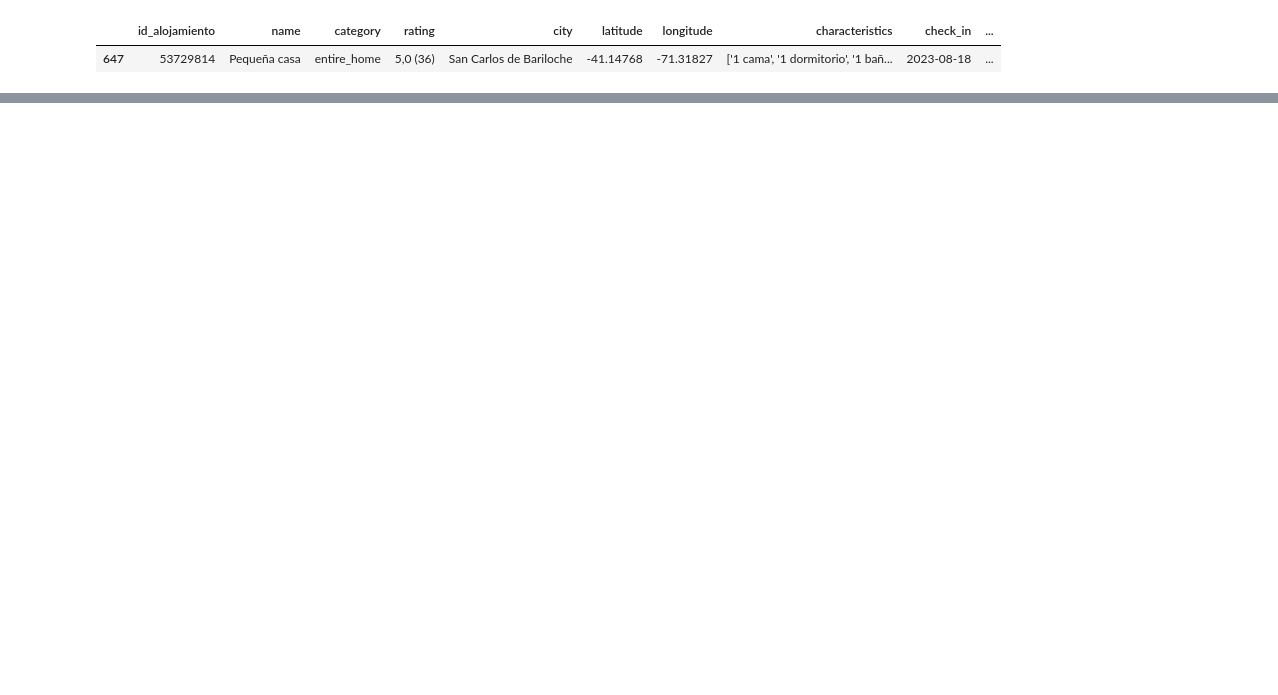
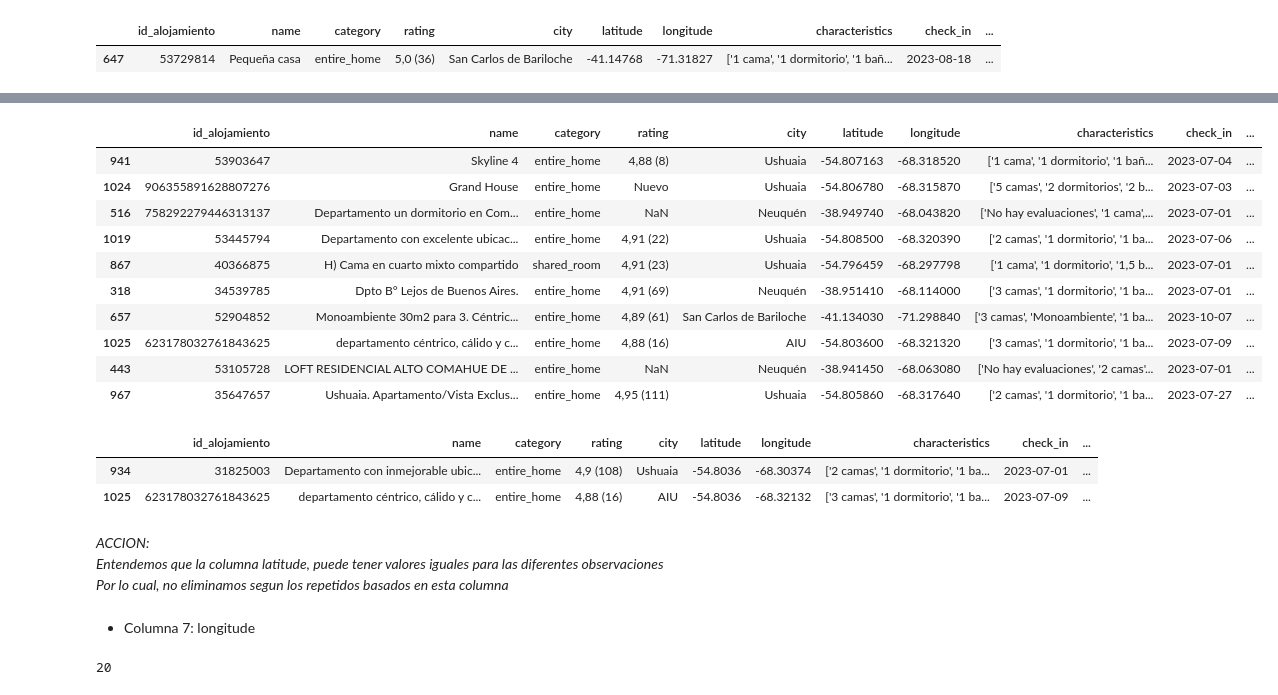
Before and after one commit to carlos1680/CPEDWObligatorio, a Jupyter notebook: trabajo.ipynb, the cells around one changed output, grey strips where cells are left out. Cells and saved outputs as stored; diff of their text form; code cells hidden in the pictures; blank space fills up the shorter version.

```diff
--- a/trabajo.ipynb
+++ b/trabajo.ipynb
@@ -374,0 +516,35 @@ df_alquileres[df_alquileres['id_alojamiento'] == 53729814]
+# %%
+# Listamos algunos de los duplicados
+df_alquileres[df_alquileres['latitude'].duplicated(keep="first")].sample(10)
+# %% [output]
+|  | id_alojamiento | name | category | rating | city | latitude | longitude | characteristics | check_in | ... |
+| 941 | 53903647 | Skyline 4 | entire_home | 4,88 (8) | Ushuaia | -54.807163 | -68.318520 | ['1 cama', '1 dormitorio', '1 bañ... | 2023-07-04 | ... |
+| 1024 | 906355891628807276 | Grand House | entire_home | Nuevo | Ushuaia | -54.806780 | -68.315870 | ['5 camas', '2 dormitorios', '2 b... | 2023-07-03 | ... |
+| 516 | 758292279446313137 | Departamento un dormitorio en Com... | entire_home | NaN | Neuquén | -38.949740 | -68.043820 | ['No hay evaluaciones', '1 cama',... | 2023-07-01 | ... |
+| 1019 | 53445794 | Departamento con excelente ubicac... | entire_home | 4,91 (22) | Ushuaia | -54.808500 | -68.320390 | ['2 camas', '1 dormitorio', '1 ba... | 2023-07-06 | ... |
+| 867 | 40366875 | H) Cama en cuarto mixto compartido | shared_room | 4,91 (23) | Ushuaia | -54.796459 | -68.297798 | ['1 cama', '1 dormitorio', '1,5 b... | 2023-07-01 | ... |
+| 318 | 34539785 | Dpto B° Lejos de Buenos Aires. | entire_home | 4,91 (69) | Neuquén | -38.951410 | -68.114000 | ['3 camas', '1 dormitorio', '1 ba... | 2023-07-01 | ... |
+| 657 | 52904852 | Monoambiente 30m2 para 3. Céntric... | entire_home | 4,89 (61) | San Carlos de Bariloche | -41.134030 | -71.298840 | ['3 camas', 'Monoambiente', '1 ba... | 2023-10-07 | ... |
+| 1025 | 623178032761843625 | departamento céntrico, cálido y c... | entire_home | 4,88 (16) | AIU | -54.803600 | -68.321320 | ['3 camas', '1 dormitorio', '1 ba... | 2023-07-09 | ... |
+| 443 | 53105728 | LOFT RESIDENCIAL ALTO COMAHUE DE ... | entire_home | NaN | Neuquén | -38.941450 | -68.063080 | ['No hay evaluaciones', '2 camas'... | 2023-07-01 | ... |
+| 967 | 35647657 | Ushuaia. Apartamento/Vista Exclus... | entire_home | 4,95 (111) | Ushuaia | -54.805860 | -68.317640 | ['2 camas', '1 dormitorio', '1 ba... | 2023-07-27 | ... |
+# %%
+# Vemos un ejemplo
+df_alquileres[df_alquileres['latitude'] == -54.803600]
+# %% [output]
+|  | id_alojamiento | name | category | rating | city | latitude | longitude | characteristics | check_in | ... |
+| 934 | 31825003 | Departamento con inmejorable ubic... | entire_home | 4,9 (108) | Ushuaia | -54.8036 | -68.30374 | ['2 camas', '1 dormitorio', '1 ba... | 2023-07-01 | ... |
+| 1025 | 623178032761843625 | departamento céntrico, cálido y c... | entire_home | 4,88 (16) | AIU | -54.8036 | -68.32132 | ['3 camas', '1 dormitorio', '1 ba... | 2023-07-09 | ... |
+# %% [markdown]
+*ACCION:*
+<br>
+*Entendemos que la columna latitude, puede tener valores iguales para las diferentes observaciones*
+<br>
+*Por lo cual, no eliminamos segun los repetidos basados en esta columna*
+# %% [markdown]
++ Columna 7: longitude
+# %%
+# Verificamos los duplicados
+df_alquileres['longitude'].duplicated(keep="first").sum()
+# %% [output]
+20
```
Also changed, not shown: parts of 52 cells of this notebook.
